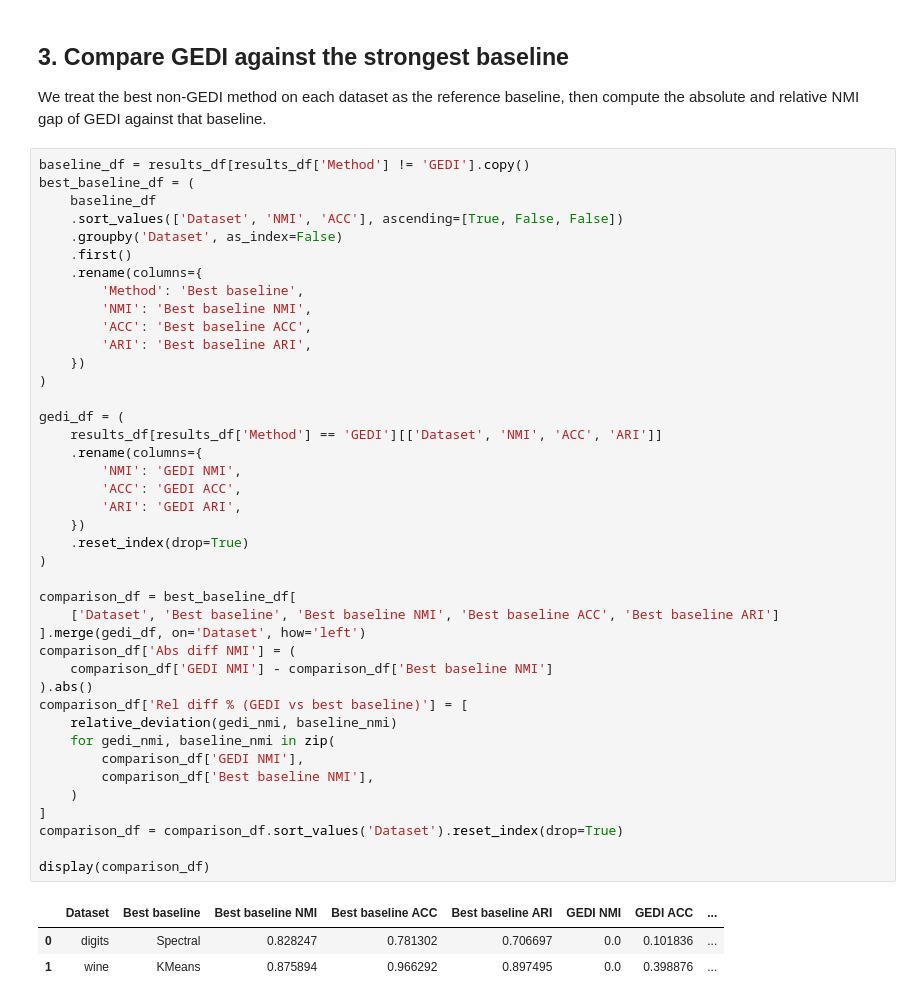
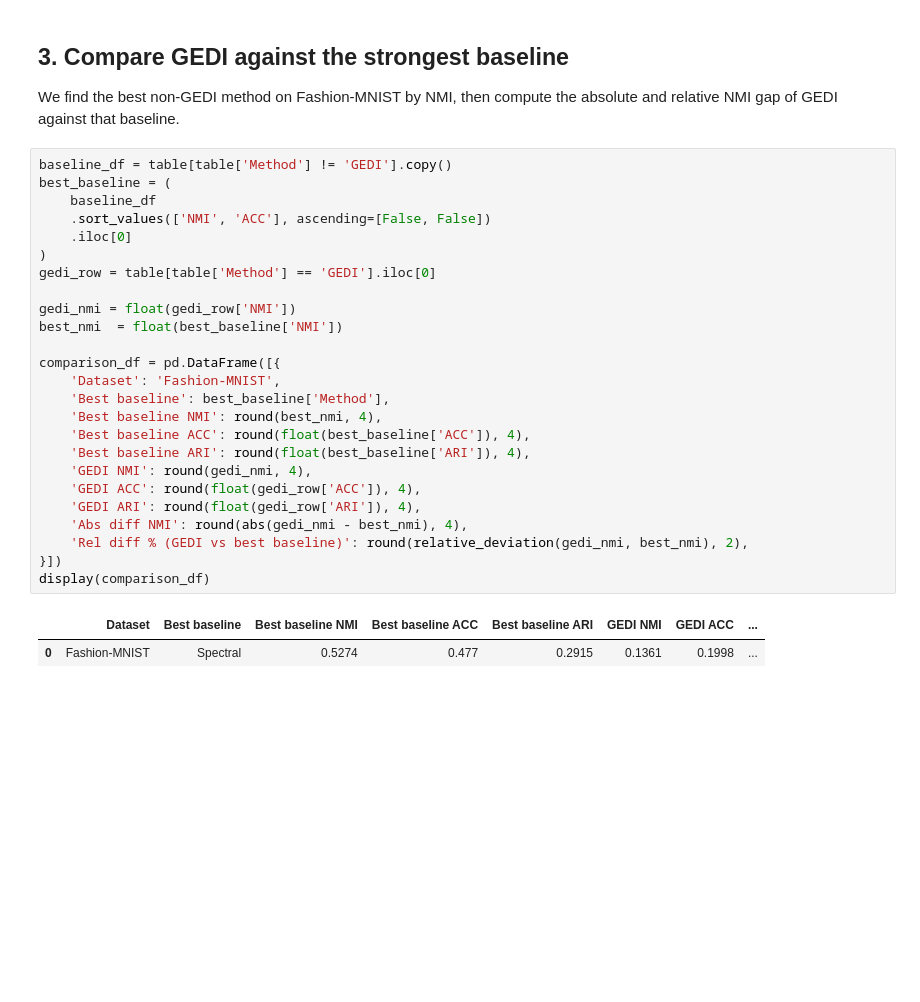
Before and after one commit to hvpng/GEDI---Lab-3, a Jupyter notebook: notebooks/03_new_dataset_evaluation.ipynb, the cells around one changed output. Drawn from its saved outputs; the diff is of its cells as text; blank space fills up the shorter version.

```diff
--- a/notebooks/03_new_dataset_evaluation.ipynb
+++ b/notebooks/03_new_dataset_evaluation.ipynb
@@ -95,50 +148,33 @@ Reported metrics: ACC, NMI, ARI, Silhouette, DBI, CHI
 # %% [markdown]
 ## 3. Compare GEDI against the strongest baseline
-We treat the best non-GEDI method on each dataset as the reference baseline, then compute the absolute and relative NMI gap of GEDI against that baseline.
+We find the best non-GEDI method on Fashion-MNIST by NMI, then compute the absolute and relative NMI gap of GEDI against that baseline.
 # %%
-baseline_df = results_df[results_df['Method'] != 'GEDI'].copy()
-best_baseline_df = (
+baseline_df = table[table['Method'] != 'GEDI'].copy()
+best_baseline = (
     baseline_df
-    .sort_values(['Dataset', 'NMI', 'ACC'], ascending=[True, False, False])
-    .groupby('Dataset', as_index=False)
-    .first()
-    .rename(columns={
-        'Method': 'Best baseline',
-        'NMI': 'Best baseline NMI',
-        'ACC': 'Best baseline ACC',
-        'ARI': 'Best baseline ARI',
-    })
+    .sort_values(['NMI', 'ACC'], ascending=[False, False])
+    .iloc[0]
 )
+gedi_row = table[table['Method'] == 'GEDI'].iloc[0]
 
-gedi_df = (
-    results_df[results_df['Method'] == 'GEDI'][['Dataset', 'NMI', 'ACC', 'ARI']]
-    .rename(columns={
-        'NMI': 'GEDI NMI',
-        'ACC': 'GEDI ACC',
-        'ARI': 'GEDI ARI',
-    })
-    .reset_index(drop=True)
-)
+gedi_nmi = float(gedi_row['NMI'])
+best_nmi  = float(best_baseline['NMI'])
 
-comparison_df = best_baseline_df[
-    ['Dataset', 'Best baseline', 'Best baseline NMI', 'Best baseline ACC', 'Best baseline ARI']
-].merge(gedi_df, on='Dataset', how='left')
-comparison_df['Abs diff NMI'] = (
-    comparison_df['GEDI NMI'] - comparison_df['Best baseline NMI']
-).abs()
-comparison_df['Rel diff % (GEDI vs best baseline)'] = [
-    relative_deviation(gedi_nmi, baseline_nmi)
-    for gedi_nmi, baseline_nmi in zip(
-        comparison_df['GEDI NMI'],
-        comparison_df['Best baseline NMI'],
-    )
-]
-comparison_df = comparison_df.sort_values('Dataset').reset_index(drop=True)
-
+comparison_df = pd.DataFrame([{
+    'Dataset': 'Fashion-MNIST',
+    'Best baseline': best_baseline['Method'],
+    'Best baseline NMI': round(best_nmi, 4),
+    'Best baseline ACC': round(float(best_baseline['ACC']), 4),
+    'Best baseline ARI': round(float(best_baseline['ARI']), 4),
+    'GEDI NMI': round(gedi_nmi, 4),
+    'GEDI ACC': round(float(gedi_row['ACC']), 4),
+    'GEDI ARI': round(float(gedi_row['ARI']), 4),
+    'Abs diff NMI': round(abs(gedi_nmi - best_nmi), 4),
+    'Rel diff % (GEDI vs best baseline)': round(relative_deviation(gedi_nmi, best_nmi), 2),
+}])
 display(comparison_df)
 # %% [output]
 |  | Dataset | Best baseline | Best baseline NMI | Best baseline ACC | Best baseline ARI | GEDI NMI | GEDI ACC | ... |
-| 0 | digits | Spectral | 0.828247 | 0.781302 | 0.706697 | 0.0 | 0.101836 | ... |
-| 1 | wine | KMeans | 0.875894 | 0.966292 | 0.897495 | 0.0 | 0.398876 | ... |
+| 0 | Fashion-MNIST | Spectral | 0.5274 | 0.477 | 0.2915 | 0.1361 | 0.1998 | ... |
 # %% [markdown]
 ## 4. PCA visualization: ground truth vs GEDI prediction
```
Also changed, not shown: parts of 9 cells of this notebook, 8 other files.
